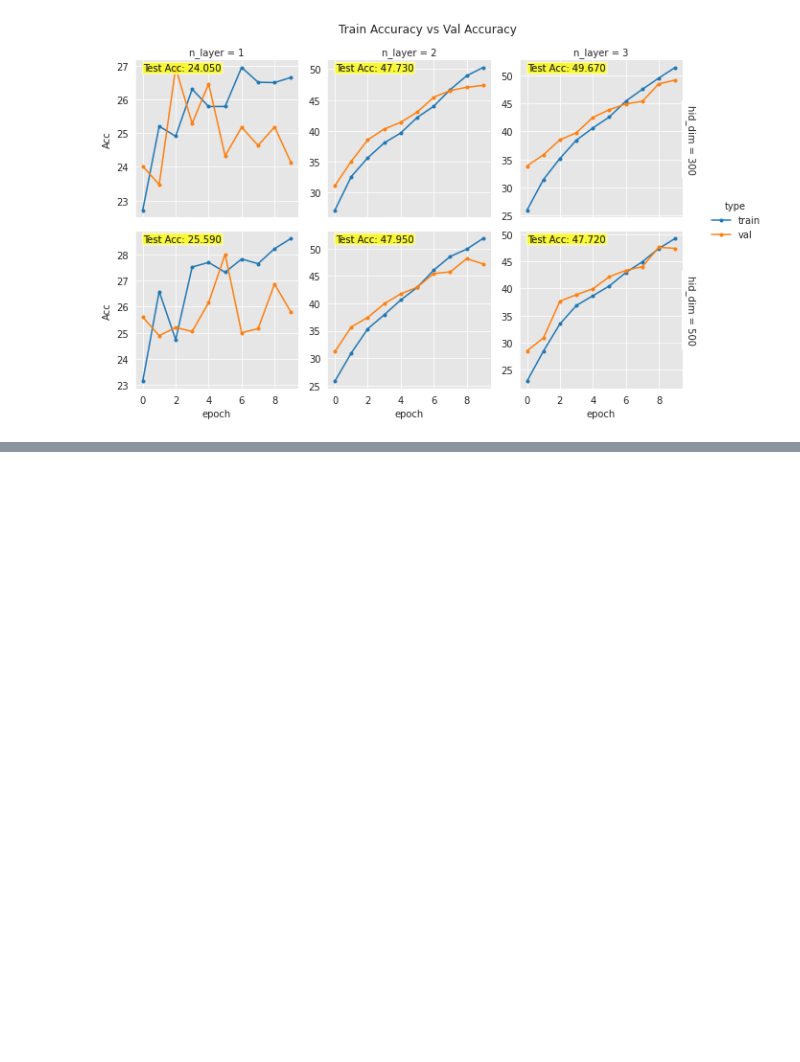
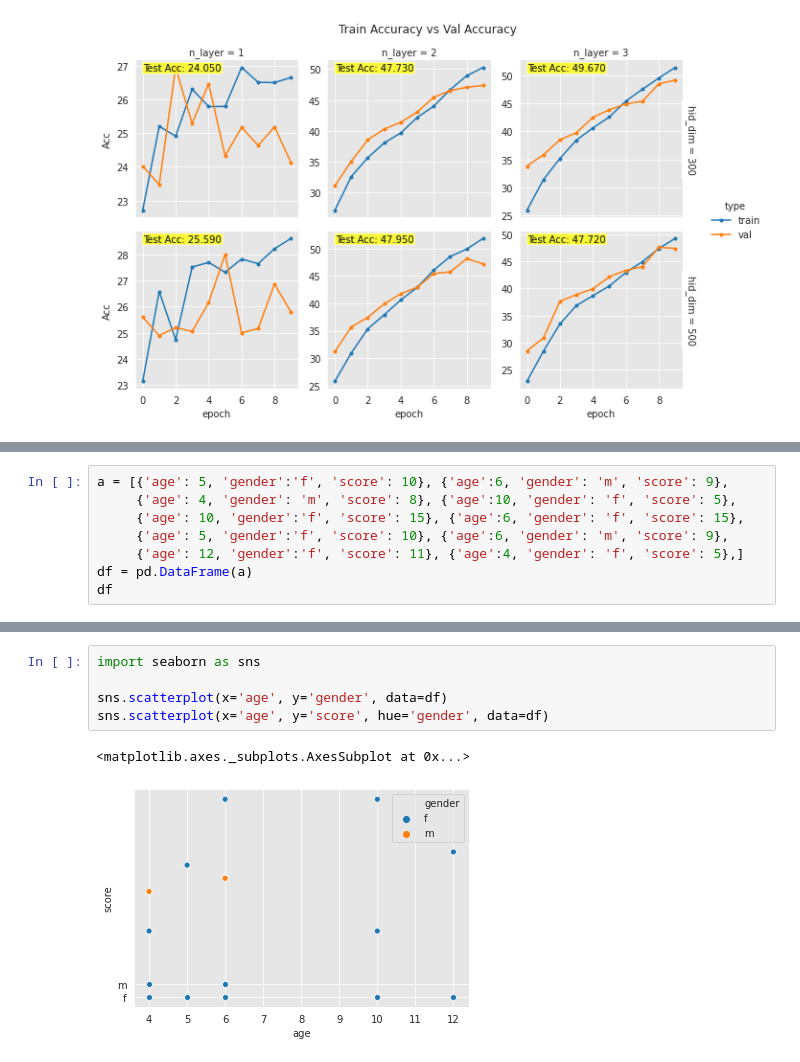
Before and after one commit to Steve-YJ/Assignment_Standalone_DL, a Jupyter notebook: [Lac4]_Lab6_report_result.ipynb, the cells around one changed output, grey strips where cells are left out. Drawn from its saved outputs; the diff is of its cells as text; blank space fills up the shorter version.

```diff
--- a/[Lac4]_Lab6_report_result.ipynb
+++ b/[Lac4]_Lab6_report_result.ipynb
@@ -412,0 +668,8 @@ plt.subplots_adjust(top=0.89)
+# %%
+a = [{'age': 5, 'gender':'f', 'score': 10}, {'age':6, 'gender': 'm', 'score': 9},
+     {'age': 4, 'gender': 'm', 'score': 8}, {'age':10, 'gender': 'f', 'score': 5},
+     {'age': 10, 'gender':'f', 'score': 15}, {'age':6, 'gender': 'f', 'score': 15},
+     {'age': 5, 'gender':'f', 'score': 10}, {'age':6, 'gender': 'm', 'score': 9},
+     {'age': 12, 'gender':'f', 'score': 11}, {'age':4, 'gender': 'f', 'score': 5},]
+df = pd.DataFrame(a)
+df
@@ -412,0 +688,8 @@ plt.subplots_adjust(top=0.89)
+# %%
+import seaborn as sns
+
+sns.scatterplot(x='age', y='gender', data=df)
+sns.scatterplot(x='age', y='score', hue='gender', data=df)
+# %% [output]
+<matplotlib.axes._subplots.AxesSubplot at 0x...>
+[figure, added]
```
Also changed, not shown: parts of 23 cells of this notebook.
